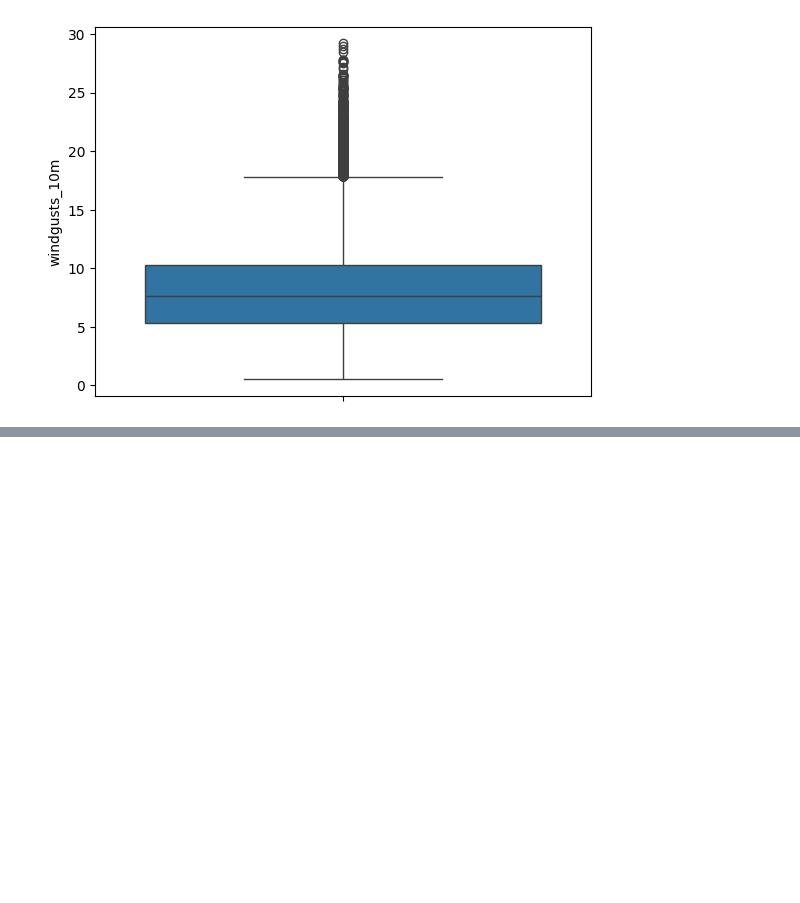
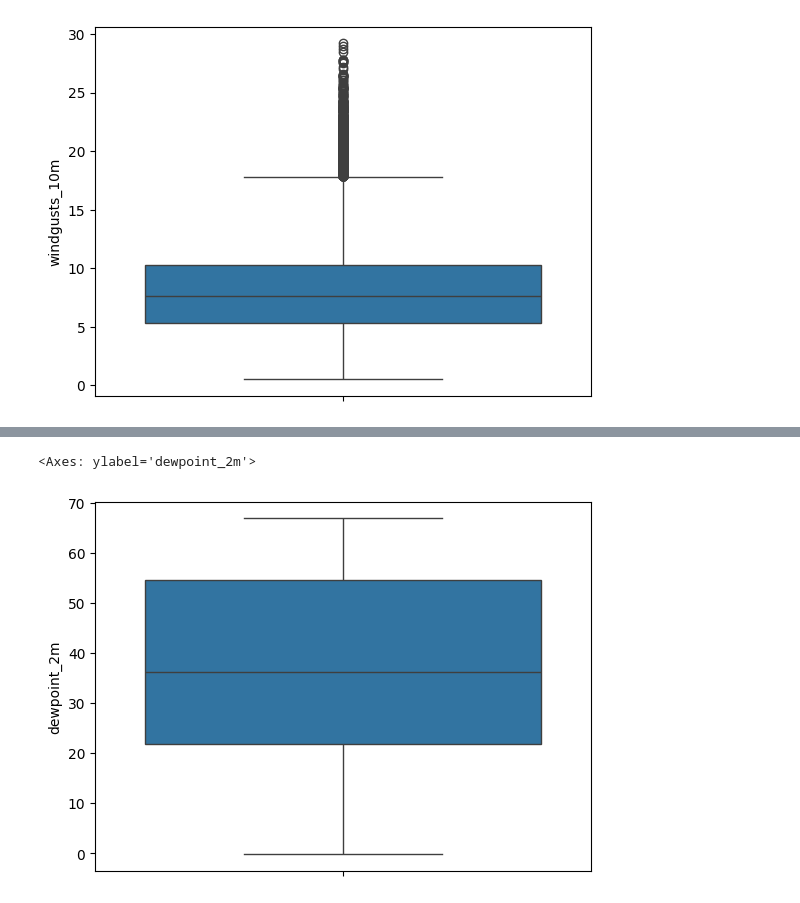
Before and after one commit to dipanshu330/DipanshuChaudhary, a Jupyter notebook: Dipanshuchaudhary.ipynb, the cells around one changed output, grey strips where cells are left out. Cells and saved outputs as stored; diff of their text form; code cells hidden in the pictures; blank space fills up the shorter version.

```diff
--- a/Dipanshuchaudhary.ipynb
+++ b/Dipanshuchaudhary.ipynb
@@ -305,0 +316,5 @@ for col in numeric_cols:
+# %%
+sns.boxplot(updated_df['dewpoint_2m'])
+# %% [output]
+<Axes: ylabel='dewpoint_2m'>
+[figure, added]
```
Also changed, not shown: parts of 8 cells of this notebook.
